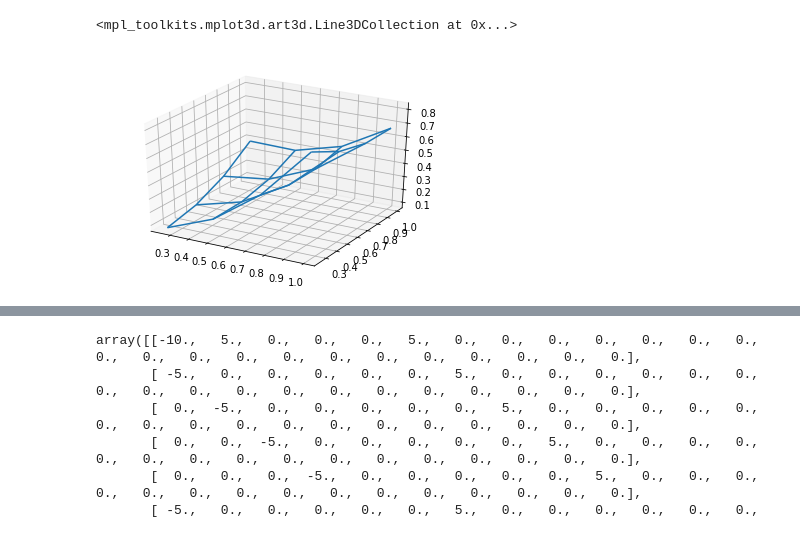
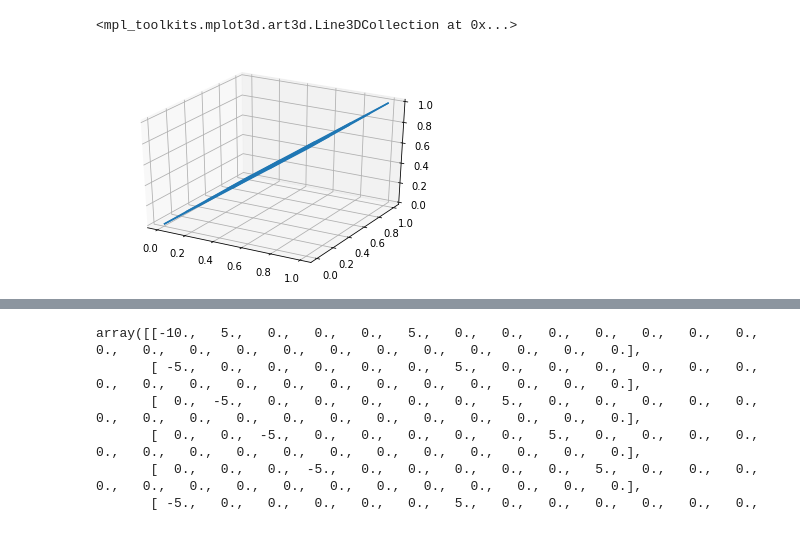
Before and after one commit to torhans/StudyGit, a Jupyter notebook: FDM.ipynb, the cells around one changed output, grey strips where cells are left out. Saved outputs shown, nothing was run; the diff lists cells and outputs as text; code cells hidden in the pictures.

```diff
--- a/FDM.ipynb
+++ b/FDM.ipynb
@@ -62,11 +208,11 @@ solerr=sol-((vx*vx-vx*vy+vy*vy/2).flatten()[freenode].reshape((nx-1)*(ny-1),1))
 # %%
 %matplotlib inline
 fig = plt.figure()
 ax = fig.gca(projection='3d')
-ax.plot_wireframe(vx.flatten()[freenode].reshape(nx-1,ny-1), vy.flatten()[freenode].reshape(nx-1,ny-1), sol.reshape(nx-1,ny-1),rstride=1,cstride=1)
+ax.plot_wireframe(vx, vy, f.reshape(nx,ny),rstride=1,cstride=1)
 # %% [output]
 <mpl_toolkits.mplot3d.art3d.Line3DCollection at 0x...>
-[figure, old version]
+[figure, new version]
 # %%
 %matplotlib inline
 fig = plt.figure()
```
Also changed, not shown: parts of 36 cells of this notebook, 12 other files.
